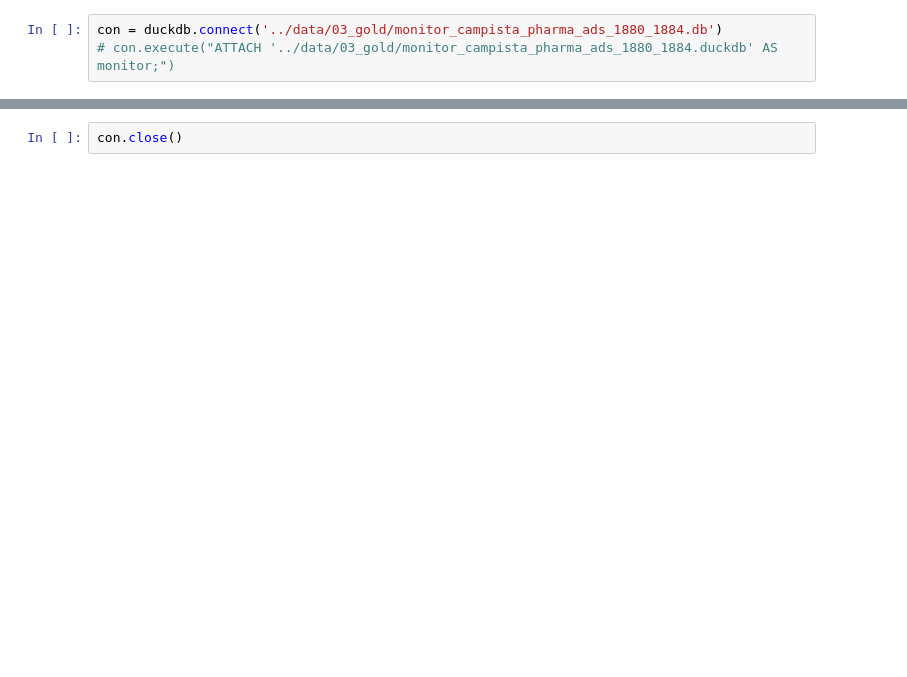
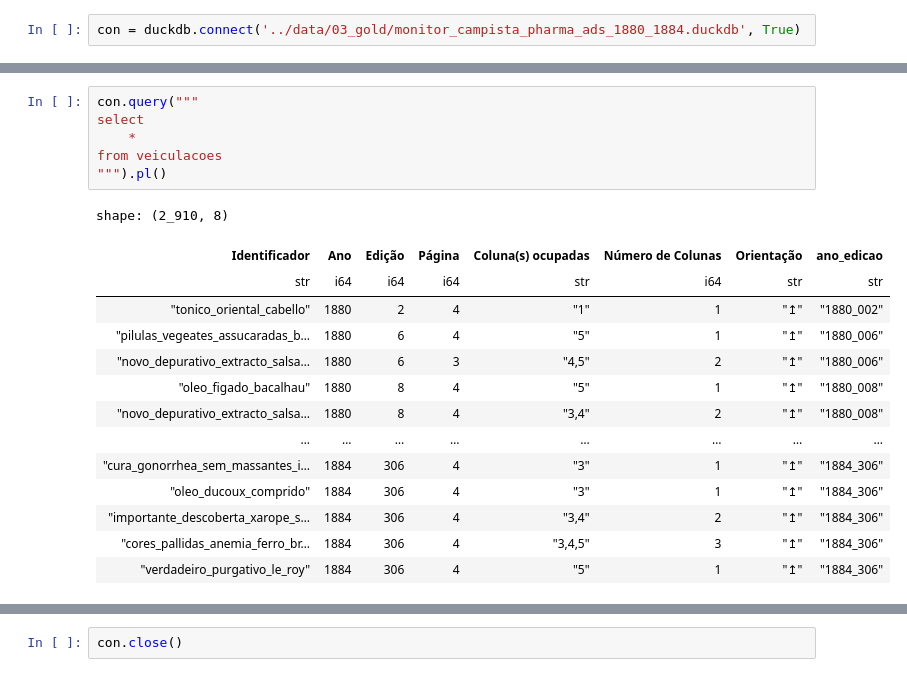
Before and after one commit to danibritods/pharma1880, a Jupyter notebook: notebooks/03_visualization.ipynb, the cells around one changed output, grey strips where cells are left out. Saved outputs shown, nothing was run; the diff lists cells and outputs as text; blank space fills up the shorter version.

```diff
--- a/notebooks/03_visualization.ipynb
+++ b/notebooks/03_visualization.ipynb
@@ -4,6 +15,5 @@ import duckdb
 # %%
-con = duckdb.connect('../data/03_gold/monitor_campista_pharma_ads_1880_1884.db')
-# con.execute("ATTACH '../data/03_gold/monitor_campista_pharma_ads_1880_1884.duckdb' AS monitor;")
+con = duckdb.connect('../data/03_gold/monitor_campista_pharma_ads_1880_1884.duckdb', True)
 # %%
 con.sql("SHOW ALL TABLES;").pl()
 # %% [output]
@@ -11 +34,22 @@ OutOfMemoryException: Out of Memory Error: Allocation failure
+# %%
+con.query("""
+select
+    *
+from veiculacoes
+""").pl()
+# %% [output]
+shape: (2_910, 8)
+| Identificador | Ano | Edição | Página | Coluna(s) ocupadas | Número de Colunas | Orientação | ano_edicao |
+| str | i64 | i64 | i64 | str | i64 | str | str |
+| "tonico_oriental_cabello" | 1880 | 2 | 4 | "1" | 1 | "↥" | "1880_002" |
+| "pilulas_vegeates_assucaradas_b… | 1880 | 6 | 4 | "5" | 1 | "↥" | "1880_006" |
+| "novo_depurativo_extracto_salsa… | 1880 | 6 | 3 | "4,5" | 2 | "↥" | "1880_006" |
+| "oleo_figado_bacalhau" | 1880 | 8 | 4 | "5" | 1 | "↥" | "1880_008" |
+| "novo_depurativo_extracto_salsa… | 1880 | 8 | 4 | "3,4" | 2 | "↥" | "1880_008" |
+| … | … | … | … | … | … | … | … |
+| "cura_gonorrhea_sem_massantes_i… | 1884 | 306 | 4 | "3" | 1 | "↥" | "1884_306" |
+| "oleo_ducoux_comprido" | 1884 | 306 | 4 | "3" | 1 | "↥" | "1884_306" |
+| "importante_descoberta_xarope_s… | 1884 | 306 | 4 | "3,4" | 2 | "↥" | "1884_306" |
+| "cores_pallidas_anemia_ferro_br… | 1884 | 306 | 4 | "3,4,5" | 3 | "↥" | "1884_306" |
+| "verdadeiro_purgativo_le_roy" | 1884 | 306 | 4 | "5" | 1 | "↥" | "1884_306" |
 # %%
```
Also changed, not shown: parts of 12 cells of this notebook, 2 other files.
